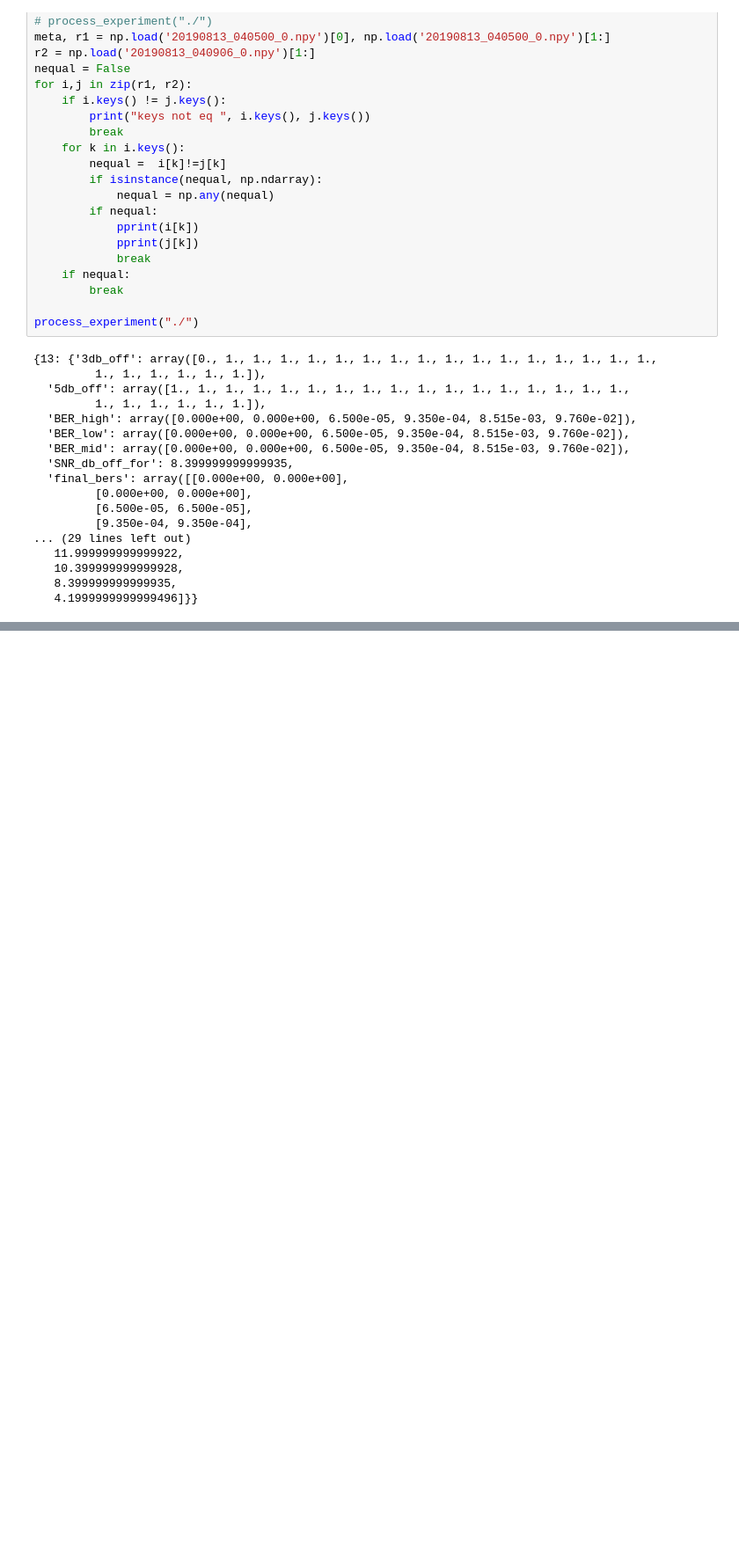
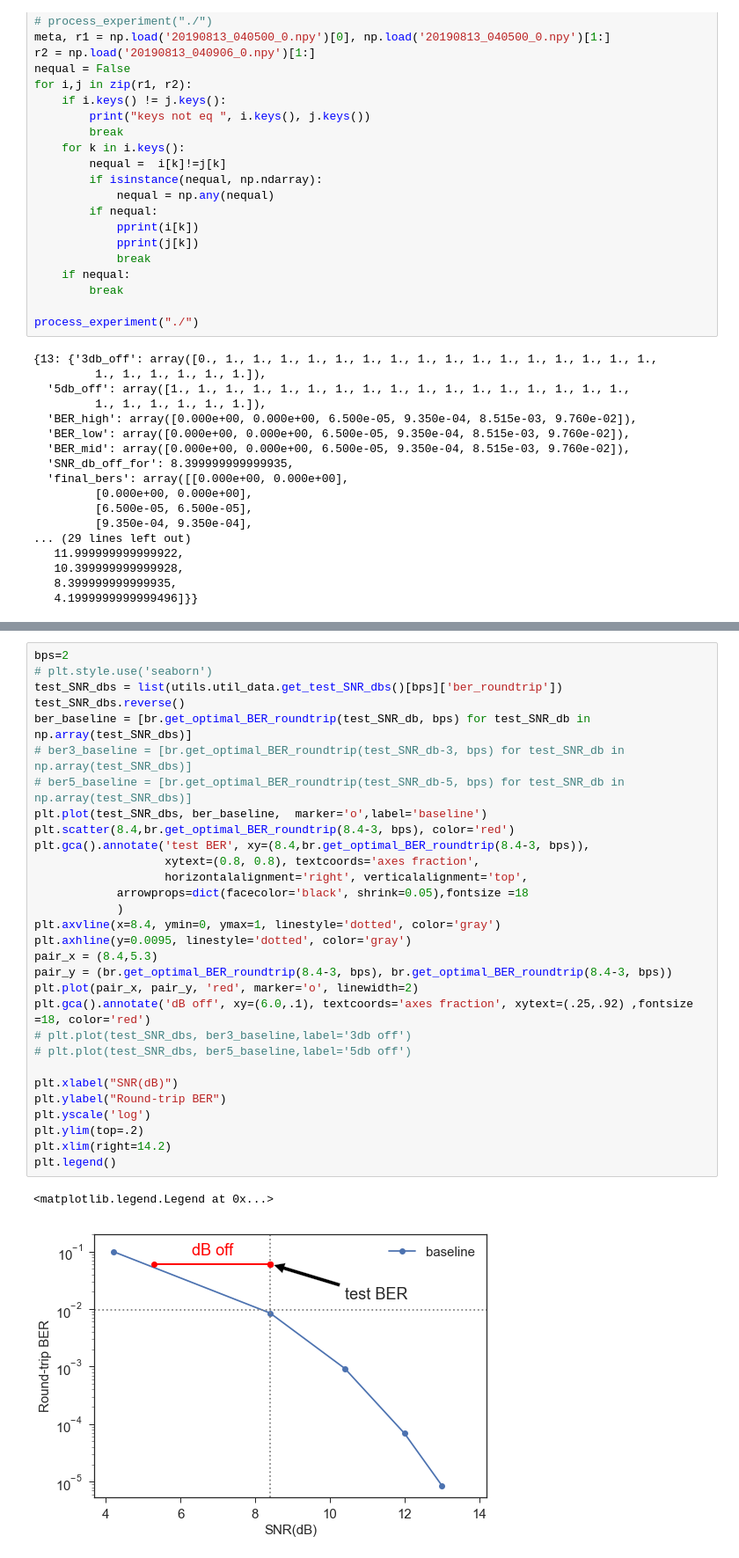
Before and after one commit to ml4wireless/echo, a Jupyter notebook: analysis/plot_results.ipynb, the cells around one changed output, grey strips where cells are left out. Shown at 88% size. Cells and saved outputs as stored; diff of their text form; blank space fills up the shorter version.

```diff
--- a/analysis/plot_results.ipynb
+++ b/analysis/plot_results.ipynb
@@ -306,0 +400,33 @@ dict_keys(['3db_off', 'BER_low', 'SNR_db_off_for', 'BER_mid', 'num_trials', 'fin
+# %%
+bps=2
+# plt.style.use('seaborn')
+test_SNR_dbs = list(utils.util_data.get_test_SNR_dbs()[bps]['ber_roundtrip'])
+test_SNR_dbs.reverse()
+ber_baseline = [br.get_optimal_BER_roundtrip(test_SNR_db, bps) for test_SNR_db in np.array(test_SNR_dbs)]
+# ber3_baseline = [br.get_optimal_BER_roundtrip(test_SNR_db-3, bps) for test_SNR_db in np.array(test_SNR_dbs)]
+# ber5_baseline = [br.get_optimal_BER_roundtrip(test_SNR_db-5, bps) for test_SNR_db in np.array(test_SNR_dbs)]
+plt.plot(test_SNR_dbs, ber_baseline,  marker='o',label='baseline')
+plt.scatter(8.4,br.get_optimal_BER_roundtrip(8.4-3, bps), color='red')
+plt.gca().annotate('test BER', xy=(8.4,br.get_optimal_BER_roundtrip(8.4-3, bps)),
+                   xytext=(0.8, 0.8), textcoords='axes fraction',
+                   horizontalalignment='right', verticalalignment='top',
+            arrowprops=dict(facecolor='black', shrink=0.05),fontsize =18
+            )
+plt.axvline(x=8.4, ymin=0, ymax=1, linestyle='dotted', color='gray')
+plt.axhline(y=0.0095, linestyle='dotted', color='gray')
+pair_x = (8.4,5.3)
+pair_y = (br.get_optimal_BER_roundtrip(8.4-3, bps), br.get_optimal_BER_roundtrip(8.4-3, bps))
+plt.plot(pair_x, pair_y, 'red', marker='o', linewidth=2)
+plt.gca().annotate('dB off', xy=(6.0,.1), textcoords='axes fraction', xytext=(.25,.92) ,fontsize =18, color='red')
+# plt.plot(test_SNR_dbs, ber3_baseline,label='3db off')
+# plt.plot(test_SNR_dbs, ber5_baseline,label='5db off')
+
+plt.xlabel("SNR(dB)")
+plt.ylabel("Round-trip BER")
+plt.yscale('log')
+plt.ylim(top=.2)
+plt.xlim(right=14.2)
+plt.legend()
+# %% [output]
+<matplotlib.legend.Legend at 0x...>
+[figure, added]
```
Also changed, not shown: parts of 5 cells of this notebook, 4 other files.
